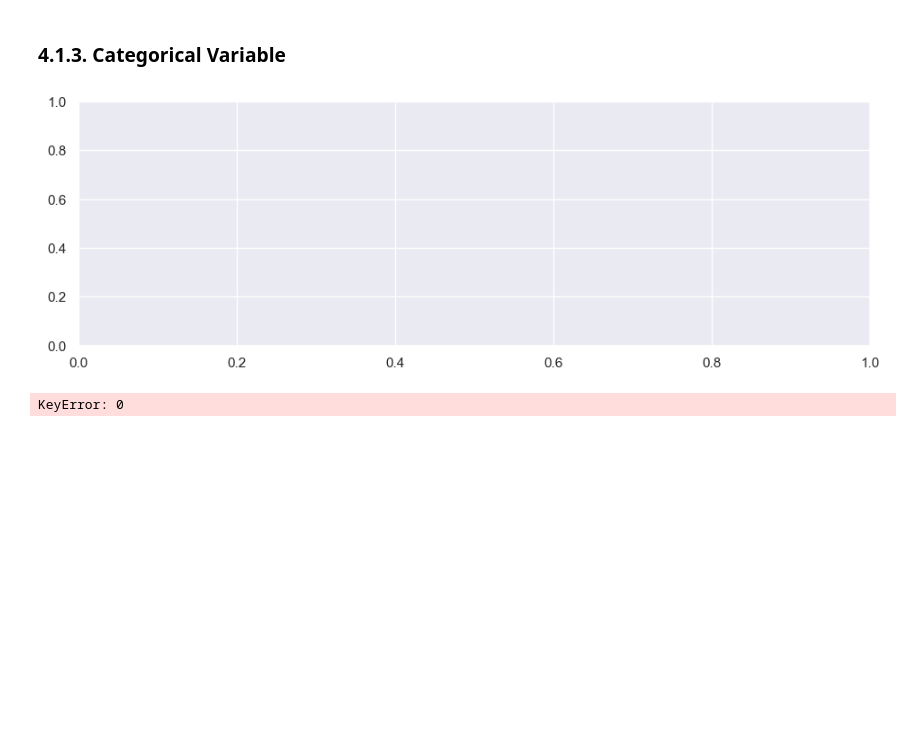
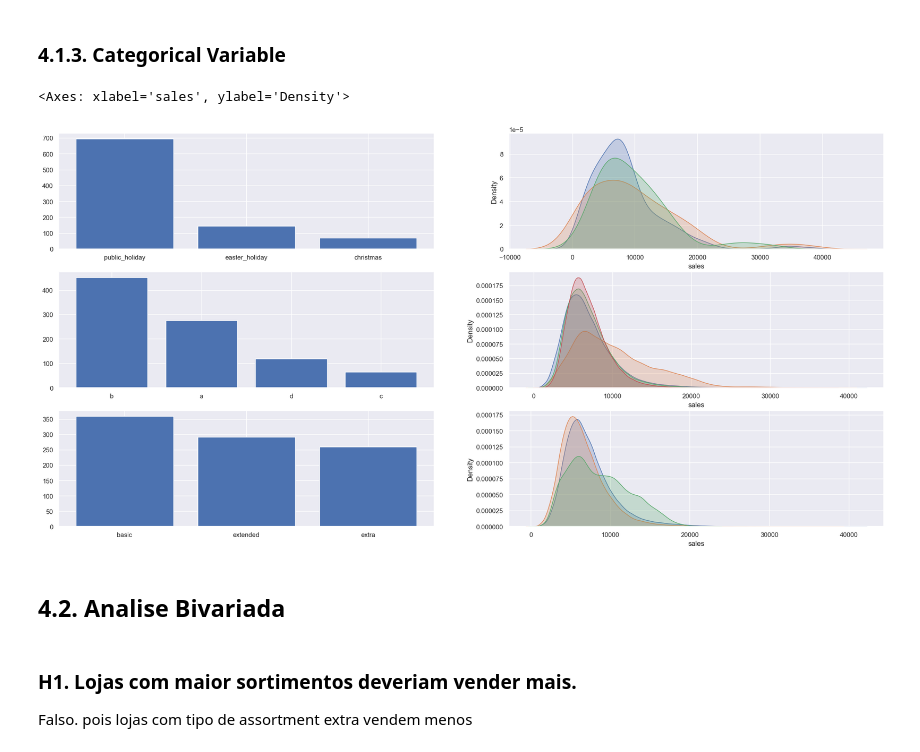
Before and after one commit to dslucasribeiro/rossmann, a Jupyter notebook: v01_store_salles_prediction.ipynb, the cells around one changed output. Saved outputs shown, nothing was run; the diff lists cells and outputs as text; code cells hidden in the pictures; blank space fills up the shorter version.

```diff
--- a/v01_store_salles_prediction.ipynb
+++ b/v01_store_salles_prediction.ipynb
@@ -396,26 +400,27 @@ df4.head()
 # %%
 # state_holiday
 plt.subplot( 3, 2, 1 )
 a = df4[df4['state_holiday'] != 'regular_day']
-#sns.countplot( a['state_holiday'] )
-# plt.subplot( 3, 2, 2 )
-# sns.kdeplot( df4[df4['state_holiday'] == 'public_holiday']['sales'], label='public_holiday', shade=True )
-# sns.kdeplot( df4[df4['state_holiday'] == 'easter_holiday']['sales'], label='easter_holiday', shade=True )
-# sns.kdeplot( df4[df4['state_holiday'] == 'christmas']['sales'], label='christmas', shade=True )
-# # store_type
-# plt.subplot( 3, 2, 3 )
-# sns.countplot( df4['store_type'] )
-# plt.subplot( 3, 2, 4 )
-# sns.kdeplot( df4[df4['store_type'] == 'a']['sales'], label='a', shade=True ),
-# sns.kdeplot( df4[df4['store_type'] == 'b']['sales'], label='b', shade=True ),
-# sns.kdeplot( df4[df4['store_type'] == 'c']['sales'], label='c', shade=True ),
-# sns.kdeplot( df4[df4['store_type'] == 'd']['sales'], label='d', shade=True )
-# # assortment
-# plt.subplot( 3, 2, 5 )
-# sns.countplot( df4['assortment'] )
-# plt.subplot( 3, 2, 6 )
-# sns.kdeplot( df4[df4['assortment'] == 'extended']['sales'], label='extended', shade=True )
-# sns.kdeplot( df4[df4['assortment'] == 'basic']['sales'], label='basic', shade=True )
-# sns.kdeplot( df4[df4['assortment'] == 'extra']['sales'], label='extra', shade=True )
+plt.bar(a['state_holiday'].value_counts().index, a['state_holiday'].value_counts())
+plt.subplot( 3, 2, 2 )
+sns.kdeplot( df4[df4['state_holiday'] == 'public_holiday']['sales'], label='public_holiday', fill=True )
+sns.kdeplot( df4[df4['state_holiday'] == 'easter_holiday']['sales'], label='easter_holiday', fill=True )
+sns.kdeplot( df4[df4['state_holiday'] == 'christmas']['sales'], label='christmas', fill=True )
+# store_type
+plt.subplot( 3, 2, 3 )
+plt.bar(a['store_type'].value_counts().index, a['store_type'].value_counts())
+plt.subplot( 3, 2, 4 )
+sns.kdeplot( df4[df4['store_type'] == 'a']['sales'], label='a', fill=True ),
+sns.kdeplot( df4[df4['store_type'] == 'b']['sales'], label='b', fill=True ),
+sns.kdeplot( df4[df4['store_type'] == 'c']['sales'], label='c', fill=True ),
+sns.kdeplot( df4[df4['store_type'] == 'd']['sales'], label='d', fill=True )
+# assortment
+plt.subplot( 3, 2, 5 )
+plt.bar(a['assortment'].value_counts().index, a['assortment'].value_counts())
+plt.subplot( 3, 2, 6 )
+sns.kdeplot( df4[df4['assortment'] == 'extended']['sales'], label='extended', fill=True )
+sns.kdeplot( df4[df4['assortment'] == 'basic']['sales'], label='basic', fill=True )
+sns.kdeplot( df4[df4['assortment'] == 'extra']['sales'], label='extra', fill=True )
 # %% [output]
+<Axes: xlabel='sales', ylabel='Density'>
-[figure, old version]
+[figure, new version]
@@ -424,4 +426,0 @@ b = a['state_holiday']
-# %%
-sns.countplot(a['assortment'])
-# %% [output]
-KeyError: 0
@@ -431,0 +427,5 @@ KeyError: 0
+# %% [markdown]
+## 4.2. Analise Bivariada
+# %% [markdown]
+### H1. Lojas com maior sortimentos deveriam vender mais.
+Falso. pois lojas com tipo de assortment extra vendem menos
```
Also changed, not shown: parts of 15 cells of this notebook.
